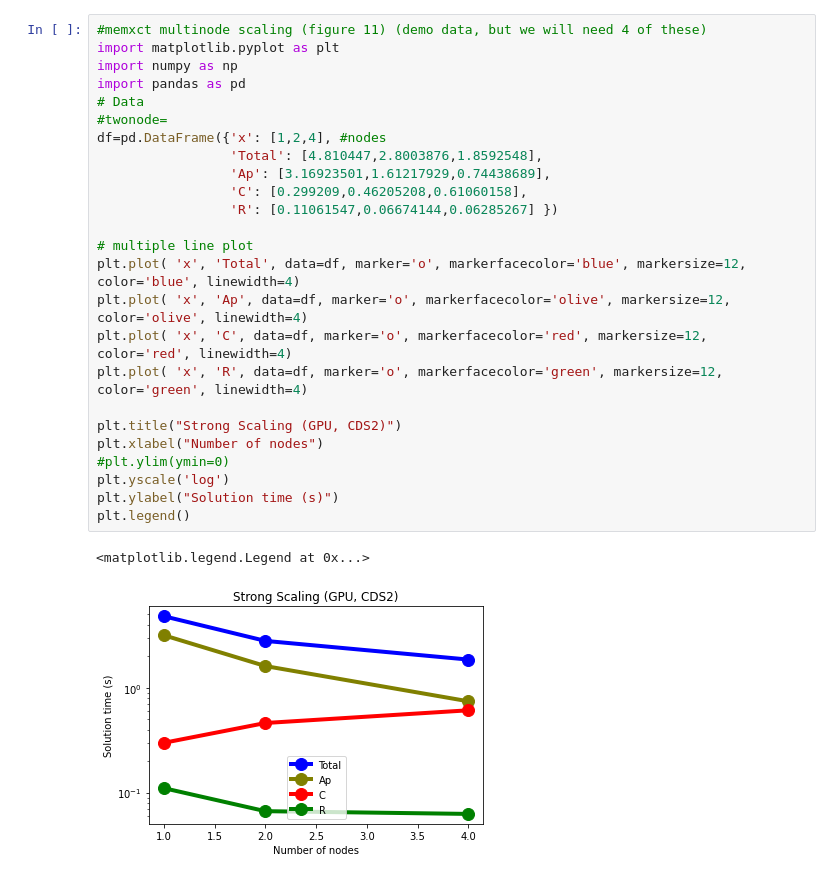
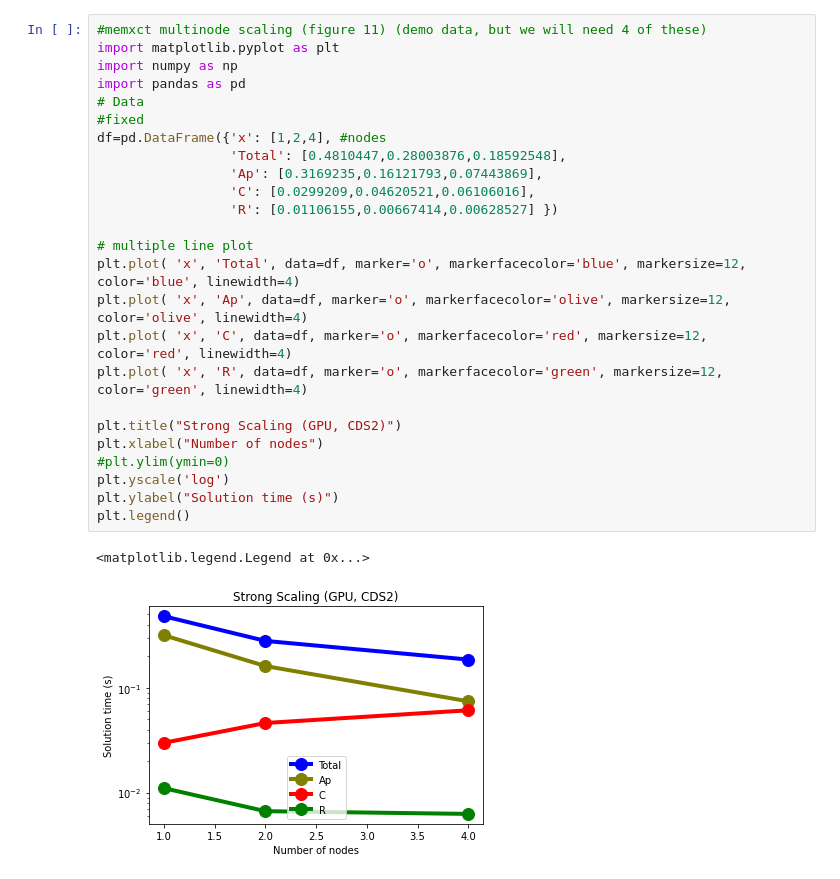
Before and after one commit to kanwren/MemXCT, a Jupyter notebook: ReproducibilityChallenge/figures/scripts/StrongScaling_plots.ipynb, the cells around one changed output. Drawn from its saved outputs; the diff is of its cells as text.

```diff
--- a/ReproducibilityChallenge/figures/scripts/StrongScaling_plots.ipynb
+++ b/ReproducibilityChallenge/figures/scripts/StrongScaling_plots.ipynb
@@ -85,28 +86,28 @@ plt.legend()
 # %%
 #memxct multinode scaling (figure 11) (demo data, but we will need 4 of these)
 import matplotlib.pyplot as plt
 import numpy as np
 import pandas as pd
 # Data
-#twonode=
+#fixed
 df=pd.DataFrame({'x': [1,2,4], #nodes
-                 'Total': [4.810447,2.8003876,1.8592548],
-                 'Ap': [3.16923501,1.61217929,0.74438689],
-                 'C': [0.299209,0.46205208,0.61060158],
-                 'R': [0.11061547,0.06674144,0.06285267] })
+                 'Total': [0.4810447,0.28003876,0.18592548],
+                 'Ap': [0.3169235,0.16121793,0.07443869],
+                 'C': [0.0299209,0.04620521,0.06106016],
+                 'R': [0.01106155,0.00667414,0.00628527] })
 
 # multiple line plot
 plt.plot( 'x', 'Total', data=df, marker='o', markerfacecolor='blue', markersize=12, color='blue', linewidth=4)
 plt.plot( 'x', 'Ap', data=df, marker='o', markerfacecolor='olive', markersize=12, color='olive', linewidth=4)
 plt.plot( 'x', 'C', data=df, marker='o', markerfacecolor='red', markersize=12, color='red', linewidth=4)
 plt.plot( 'x', 'R', data=df, marker='o', markerfacecolor='green', markersize=12, color='green', linewidth=4)
 
 plt.title("Strong Scaling (GPU, CDS2)")
 plt.xlabel("Number of nodes")
 #plt.ylim(ymin=0)
 plt.yscale('log')
 plt.ylabel("Solution time (s)")
 plt.legend()
 # %% [output]
 <matplotlib.legend.Legend at 0x...>
-[figure, old version]
+[figure, new version]
```
Also changed, not shown: parts of 3 cells of this notebook.
